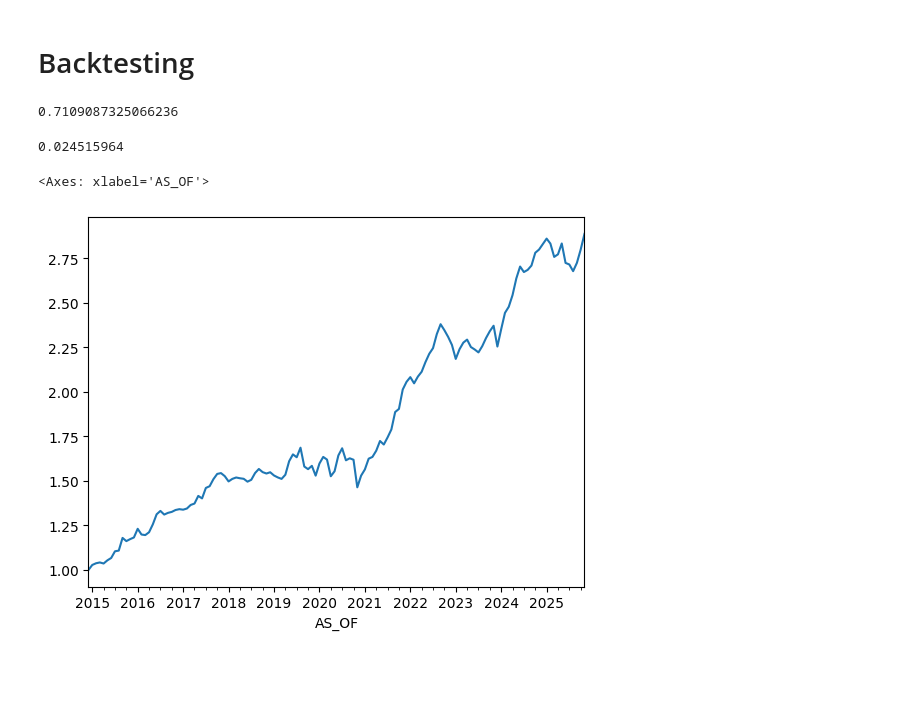
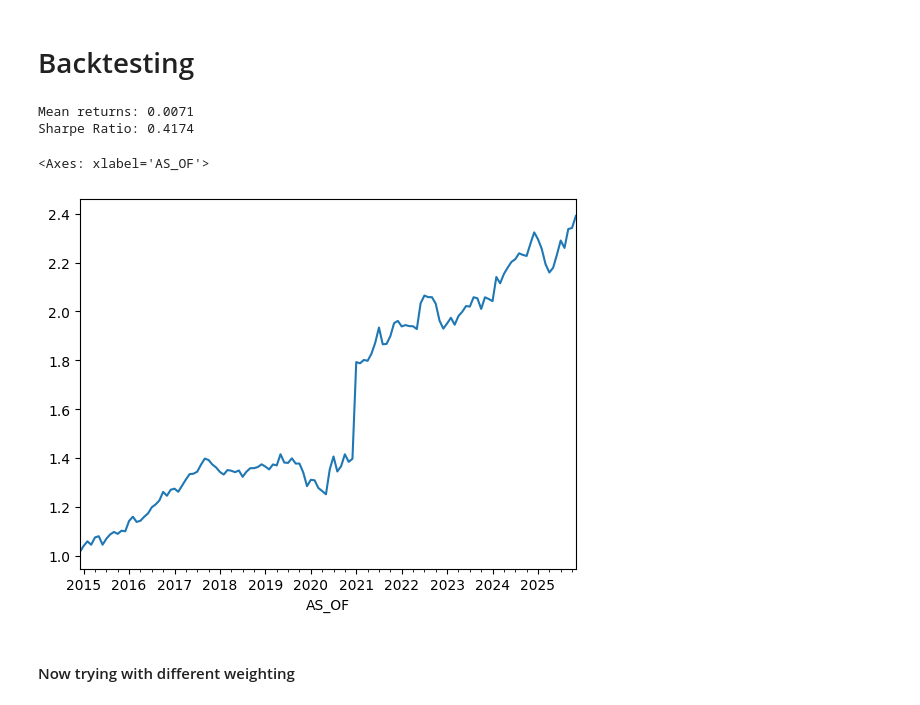
Before and after one commit to adamfowliee/FedContracts_AlgoTrading, a Jupyter notebook: signal_validation.ipynb, the cells around one changed output. Drawn from its saved outputs; the diff is of its cells as text; code cells hidden in the pictures; blank space fills up the shorter version.

```diff
--- a/signal_validation.ipynb
+++ b/signal_validation.ipynb
@@ -336,7 +326,8 @@ news_signal_df = con.execute("""
                 rev_1m,
                 rev_3m,
                 z_1m,
-                Z_3m,
+                z_3m,
+                z_sur,
                 LEAD(adj_close, 1) OVER (PARTITION BY iqid ORDER BY price_date) / adj_close - 1 AS fwd_1m,
                 LEAD(adj_close, 3) OVER (PARTITION BY iqid ORDER BY price_date) / adj_close - 1 AS fwd_3m
             FROM signal_price
@@ -348,6 +339,7 @@ news_signal_df = con.execute("""
                 e.sector,
                 e.z_1m,
                 e.z_3m,
+                e.z_sur,
                 s.zs_7,
                 s.zs_30,
                 e.rev_1m,
@@ -463,27 +491,32 @@ Long-Short: 0.010419058
 import pandas as pd
 import numpy as np
 
-
 portfolio = news_signal_df.copy()
 
 # Cleaning and filtering the data
-portfolio['signal'] = portfolio['z_3m']
-portfolio = portfolio.dropna(subset=['signal', 'fwd_1m', 'fwd_3m', 'zs_30', 'z_3m'])
+portfolio['signal'] = portfolio['z_3m'] + portfolio["z_sur"]
+
+portfolio = portfolio.dropna(subset=['signal', 'fwd_1m', 'fwd_3m'])
 
 portfolio = portfolio[portfolio['num_est'] >= 3]
 portfolio = portfolio[portfolio['marketcap'] >= 500]
 
-portfolio['eps_bucket'] = portfolio.groupby(["AS_OF", "sector"])["z_3m"]\
+portfolio['signal_bucket'] = portfolio.groupby(["AS_OF", "sector"])["signal"]\
     .transform(lambda x: pd.qcut(x, 10, labels=False, duplicates="drop"))
 
-portfolio['sent_bucket'] = portfolio.groupby(["AS_OF", "sector", "eps_bucket"])["zs_30"]\
+portfolio['sent_bucket'] = portfolio.groupby(["AS_OF", "sector", "signal_bucket"])["zs_30"]\
     .transform(lambda x: pd.qcut(x, 10, labels=False, duplicates="drop"))
 # %%
 # Create positions
 portfolio["position"] = 0.0
 
-portfolio.loc[(portfolio["eps_bucket"] == 9) & (portfolio["sent_bucket"] == 0), "position"] = 1
-portfolio.loc[(portfolio["eps_bucket"] == 0) & (portfolio["sent_bucket"] == 9), "position"] = -1
+portfolio.loc[(portfolio["signal_bucket"] == 9) & (portfolio["sent_bucket"] == 0), "position"] = 1
+portfolio.loc[(portfolio["signal_bucket"] == 0) & (portfolio["sent_bucket"] == 9), "position"] = -1
 
-portfolio.loc[(portfolio["eps_bucket"] == 9), "position"] = 1
-portfolio.loc[(portfolio["eps_bucket"] == 0), "position"] = -1
+# ignoring sentiment
+# portfolio.loc[(portfolio["signal_bucket"] == 9), "position"] = 1
+# portfolio.loc[(portfolio["signal_bucket"] == 0), "position"] = -1
+
+# neutralise and normalise
+portfolio['weight'] = portfolio['position'] - portfolio.groupby(["AS_OF", "sector"])['position'].transform("mean")
+portfolio['weight'] = portfolio['weight'] / portfolio.groupby(["AS_OF"])['position'].transform(lambda x: x.abs().sum())
@@ -504,14 +523,18 @@ cum_returns = (1+returns).cumprod()
-# %%
-sr = ((returns.mean() -( 0.04/12))/ returns.std()) * np.sqrt(12)
-sr
-# %% [output]
-0.7109087325066236
-# %%
-returns.std()
-# %% [output]
-0.024515964
 # %%
+returns = (portfolio['weight'] * portfolio['fwd_1m']).groupby(portfolio["AS_OF"]).sum().sort_index()
+mean_returns = returns.mean()
+std_returns = returns.std()
+sr = ((mean_returns - 0.04/12) / std_returns) * np.sqrt(12)
+
+print(f'Mean returns: {mean_returns:.4f}')
+print(f'Sharpe Ratio: {sr:.4f}')
+
+cum_returns = (1+returns).cumprod()
 cum_returns.plot()
 # %% [output]
-<Axes: xlabel='AS_OF'>
+Mean returns: 0.0071
+Sharpe Ratio: 0.4174
+<Axes: xlabel='AS_OF'>
-[figure, old version]
+[figure, new version]
+# %% [markdown]
+#### Now trying with different weighting
```
Also changed, not shown: parts of 22 cells of this notebook.
